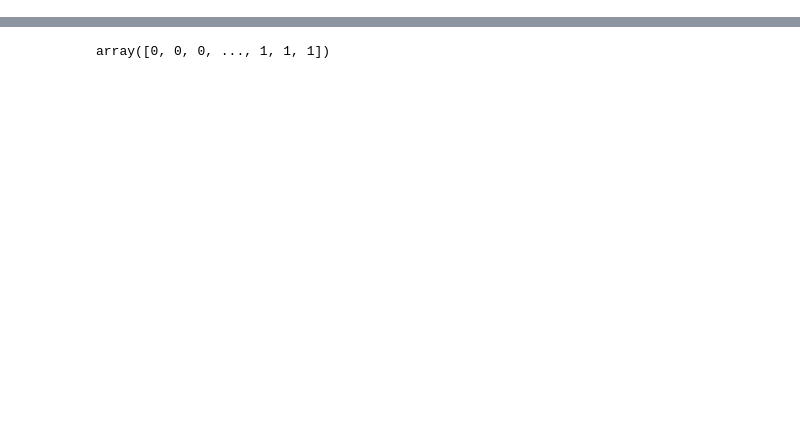
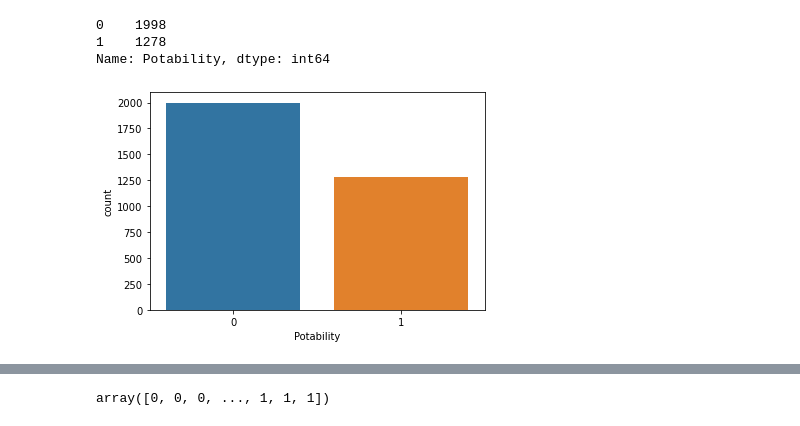
Before and after one commit to serkancam/bilsem22_23, a Jupyter notebook: 2022-oyg2-s1/yapay_zeka/su_icilebilirligi.ipynb, the cells around one changed output, grey strips where cells are left out. Saved outputs shown, nothing was run; the diff lists cells and outputs as text; code cells hidden in the pictures; blank space fills up the shorter version.

```diff
--- a/2022-oyg2-s1/yapay_zeka/su_icilebilirligi.ipynb
+++ b/2022-oyg2-s1/yapay_zeka/su_icilebilirligi.ipynb
@@ -21,0 +68,5 @@ ham_veri
+# %%
+# boş olan hücreleri o sütuna ait ortalama/ortanca değerler ile dolduralım.
+veri=ham_veri.fillna(ham_veri.median(),inplace=False)
+print(veri.isnull().sum())
+veri.info()
@@ -21,0 +91,11 @@ ham_veri
+# %%
+veri.Potability.value_counts()
+# %% [output]
+0    1998
+1    1278
+Name: Potability, dtype: int64
+# %%
+sns.countplot(veri.Potability)
+plt.show()
+# %% [output]
+[figure, added]
```
Also changed, not shown: parts of 27 cells of this notebook.
